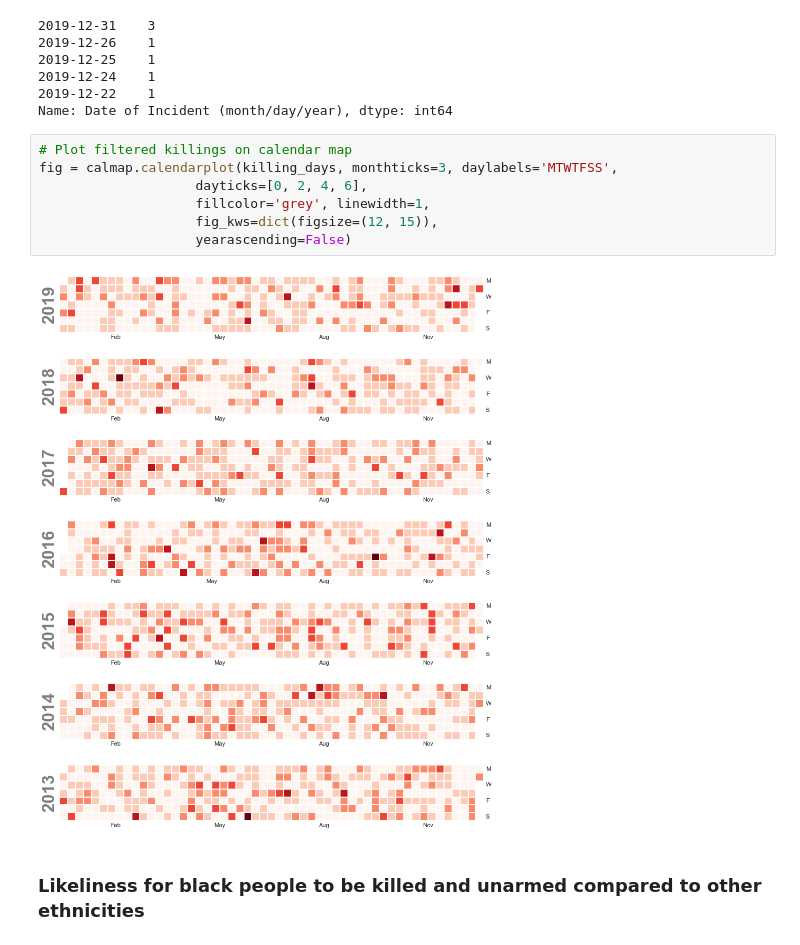
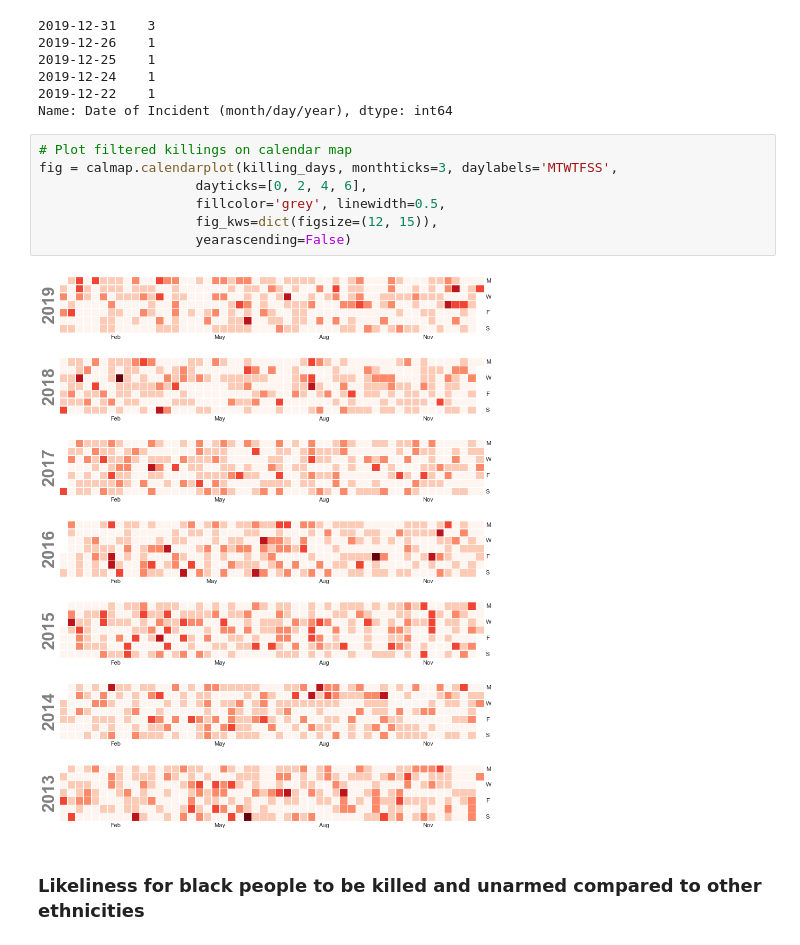
Before and after one commit to keanukf/udacity_datascientist_policeviolence, a Jupyter notebook: police_violence.ipynb, the cells around one changed output. Drawn from its saved outputs; the diff is of its cells as text.

Commit message:
Changes missing data part + other minor changes
- Deleted missing data and last row of some datasets because of irrelevant information
- Fine tuned diagrams colors and names

```diff
--- a/police_violence.ipynb
+++ b/police_violence.ipynb
@@ -192,12 +192,12 @@ Name: Date of Incident (month/day/year), dtype: int64
 # %%
 # Plot filtered killings on calendar map
 fig = calmap.calendarplot(killing_days, monthticks=3, daylabels='MTWTFSS',
                     dayticks=[0, 2, 4, 6],
-                    fillcolor='grey', linewidth=1,
+                    fillcolor='grey', linewidth=0.5,
                     fig_kws=dict(figsize=(12, 15)),
                     yearascending=False)
 # %% [output]
-[figure, old version]
+[figure, new version]
 # %% [markdown]
 ### Likeliness for black people to be killed and unarmed compared to other ethnicities
 # %% [markdown]
```
Also changed, not shown: parts of 7 cells of this notebook.
